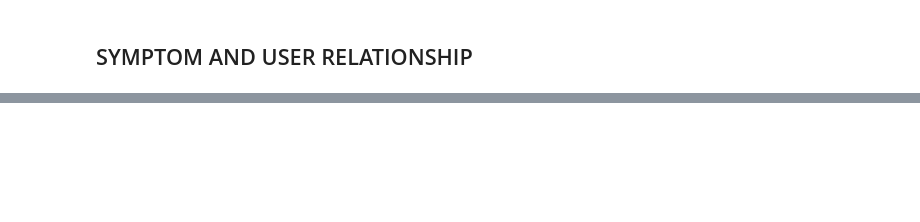
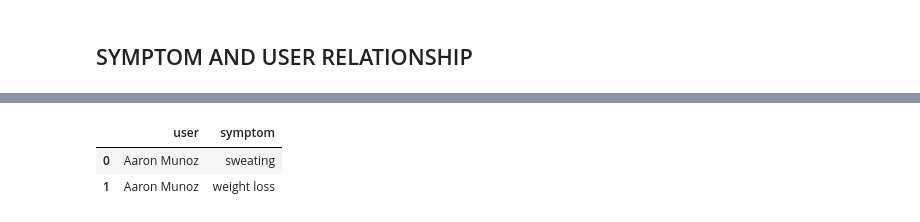
Before and after one commit to RodrigoRenatoPomaLudena/disease_complex_networks_neo4j, a Jupyter notebook: clean_dataset.ipynb, the cells around one changed output, grey strips where cells are left out. Saved outputs shown, nothing was run; the diff lists cells and outputs as text; code cells hidden in the pictures; blank space fills up the shorter version.

```diff
--- a/clean_dataset.ipynb
+++ b/clean_dataset.ipynb
@@ -202,0 +192,17 @@ df_user_and_symptom.head()
+# %%
+df_user_and_symptom = df_disease_and_symptom_and_user[['user'] + symptom_columns]
+df_user_and_symptom_list = []
+for column in symptom_columns:
+    df = df_user_and_symptom[['user', column]].copy()
+    df.rename(columns={column : 'symptom'}, inplace=True)
+    df_user_and_symptom_list.append(df)
+
+df_user_and_symptom = pd.concat(df_user_and_symptom_list)
+df_user_and_symptom.sort_values(by=['user'], inplace=True)
+df_user_and_symptom.dropna(inplace=True)
+df_user_and_symptom.reset_index(drop=True, inplace=True)
+df_user_and_symptom.head(2)
+# %% [output]
+|  | user | symptom |
+| 0 | Aaron Munoz | sweating |
+| 1 | Aaron Munoz | weight loss |
```
Also changed, not shown: parts of 5 cells of this notebook, 3 other files.
